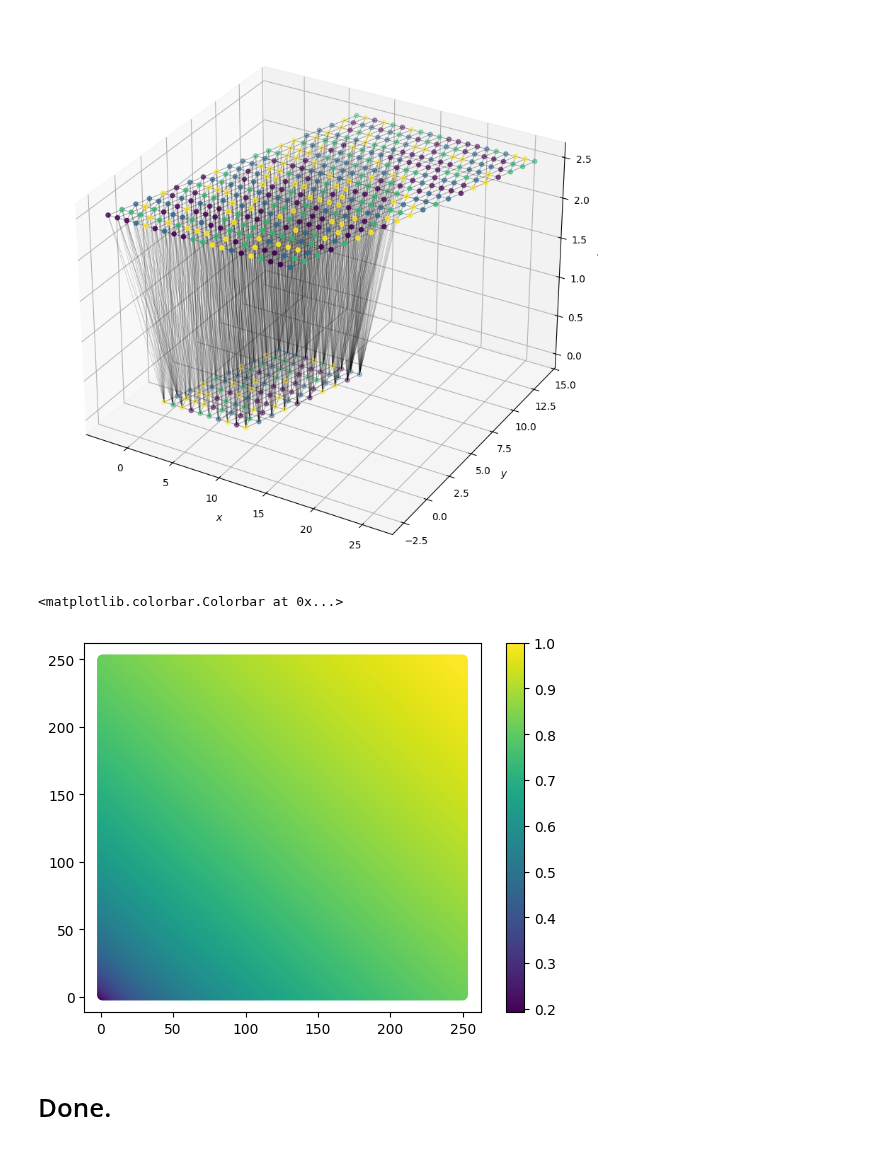
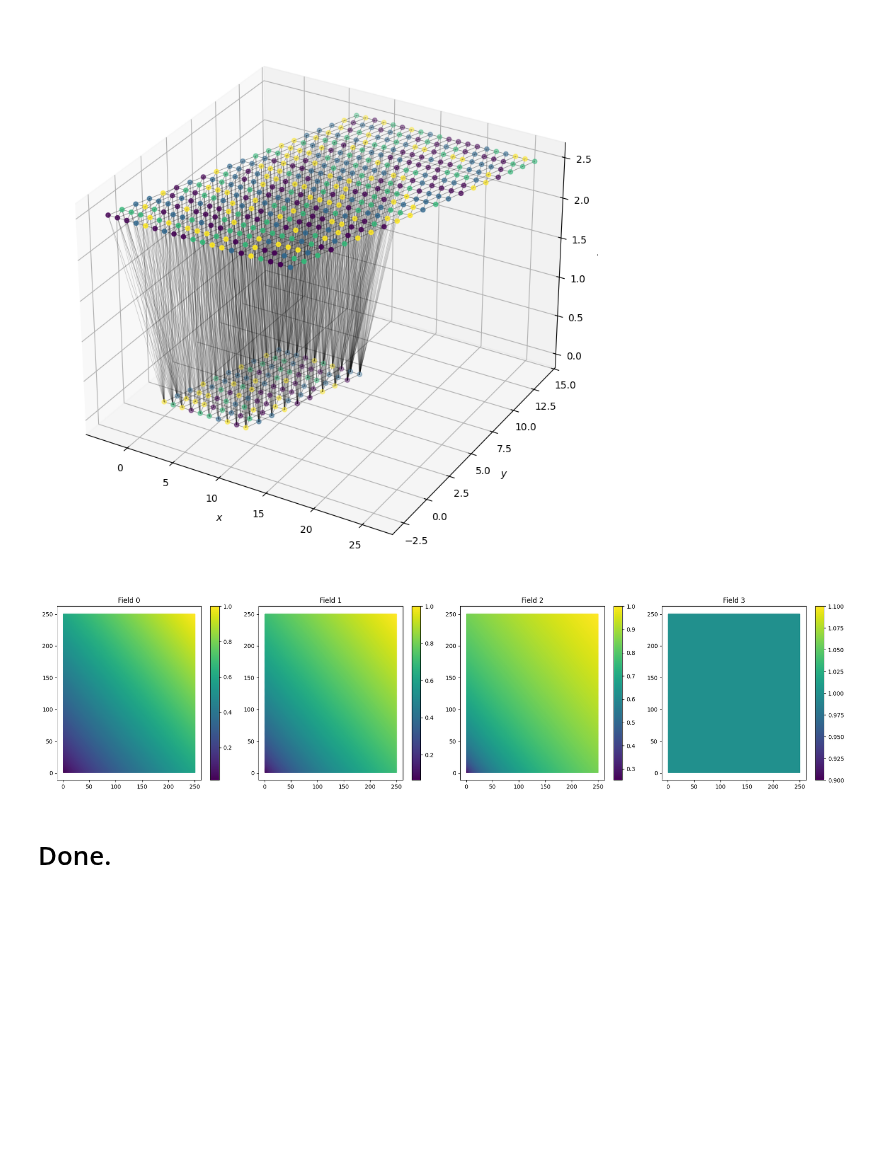
Before and after one commit to michaelJwilson/cnaster, a Jupyter notebook: docs/nb/sim.ipynb, the cells around one changed output. Saved outputs shown, nothing was run; the diff lists cells and outputs as text; code cells hidden in the pictures; blank space fills up the shorter version.

```diff
--- a/docs/nb/sim.ipynb
+++ b/docs/nb/sim.ipynb
@@ -117,16 +117,26 @@ plot_cnaster_graph(graph)
 # %%
 vec_k = np.array([1.0, 1.0])
 
 N = 250
 x, y = np.meshgrid(1 + np.arange(N), 1 + np.arange(N))
 positions = np.stack([x.ravel(), y.ravel(), y.ravel()], axis=1)
 
-fields = planar_power_law_fields(positions, graph.max_label, vec_k)
+fields = planar_power_law_fields(
+    positions, graph.max_label, vec_k
+)  # shape: (N*N, num_fields)
 
-pl.scatter(positions[:, 0], positions[:, 1], c=fields[:, 0])
-pl.colorbar()
+num_fields = fields.shape[1]
+fig, axes = pl.subplots(1, num_fields, figsize=(5 * num_fields, 5), squeeze=False)
+
+for i in range(num_fields):
+    ax = axes[0, i]
+    sc = ax.scatter(positions[:, 0], positions[:, 1], c=fields[:, i], s=1)
+    ax.set_title(f"Field {i}")
+    fig.colorbar(sc, ax=ax)
+
+pl.tight_layout()
+pl.show()
 # %% [output]
-<matplotlib.colorbar.Colorbar at 0x...>
-[figure, old version]
+[figure, new version]
 # %% [markdown]
 # Done.
```
Also changed, not shown: 1 other file.
